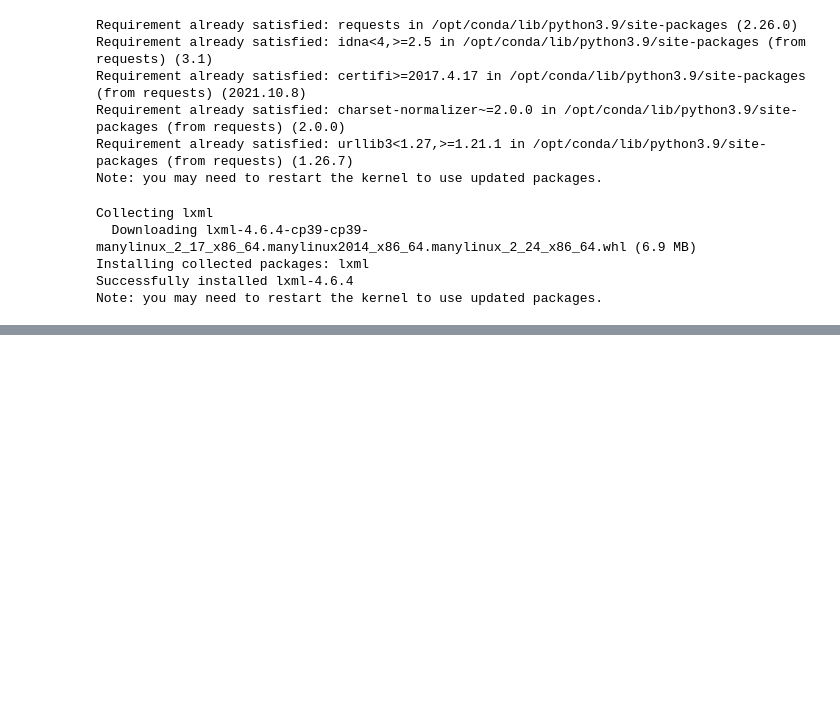
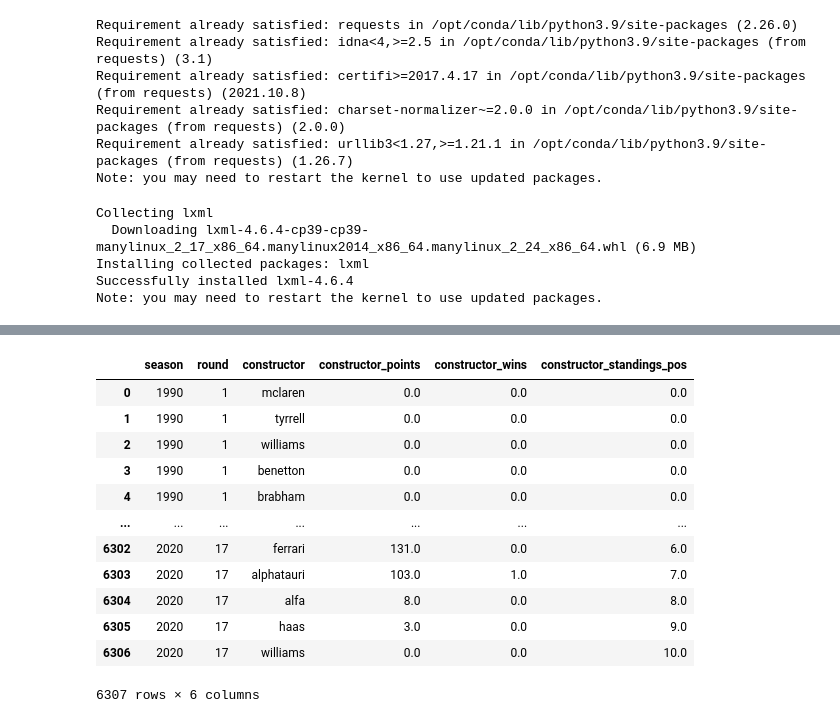
Before and after one commit to IdrissKad/formula1, a Jupyter notebook: Import data.ipynb, the cells around one changed output, grey strips where cells are left out. Saved outputs shown, nothing was run; the diff lists cells and outputs as text; code cells hidden in the pictures; blank space fills up the shorter version.

```diff
--- a/Import data.ipynb
+++ b/Import data.ipynb
@@ -239,7 +308,7 @@ driver_standings.drop(['driver_points_after_race', 'driver_wins_after_race', 'dr
 # %%
-# start from year 1958
+# start from year 1990
 
-constructor_rounds = rounds[8:]
+constructor_rounds = rounds
 
 constructor_standings = {'season': [],
                     'round':[],
@@ -295,6 +364,22 @@ constructor_standings = lookup(constructor_standings, 'constructor', 'constructo
 
 constructor_standings.drop(['constructor_points_after_race', 'constructor_wins_after_race','constructor_standings_pos_after_race' ],
                            axis = 1, inplace = True)
+# %%
+constructor_standings
+# %% [output]
+|  | season | round | constructor | constructor_points | constructor_wins | constructor_standings_pos |
+| 0 | 1990 | 1 | mclaren | 0.0 | 0.0 | 0.0 |
+| 1 | 1990 | 1 | tyrrell | 0.0 | 0.0 | 0.0 |
+| 2 | 1990 | 1 | williams | 0.0 | 0.0 | 0.0 |
+| 3 | 1990 | 1 | benetton | 0.0 | 0.0 | 0.0 |
+| 4 | 1990 | 1 | brabham | 0.0 | 0.0 | 0.0 |
+| ... | ... | ... | ... | ... | ... | ... |
+| 6302 | 2020 | 17 | ferrari | 131.0 | 0.0 | 6.0 |
+| 6303 | 2020 | 17 | alphatauri | 103.0 | 1.0 | 7.0 |
+| 6304 | 2020 | 17 | alfa | 8.0 | 0.0 | 8.0 |
+| 6305 | 2020 | 17 | haas | 3.0 | 0.0 | 9.0 |
+| 6306 | 2020 | 17 | williams | 0.0 | 0.0 | 10.0 |
+6307 rows × 6 columns
 # %%
 import bs4
 from bs4 import BeautifulSoup
```
Also changed, not shown: parts of 8 cells of this notebook.
